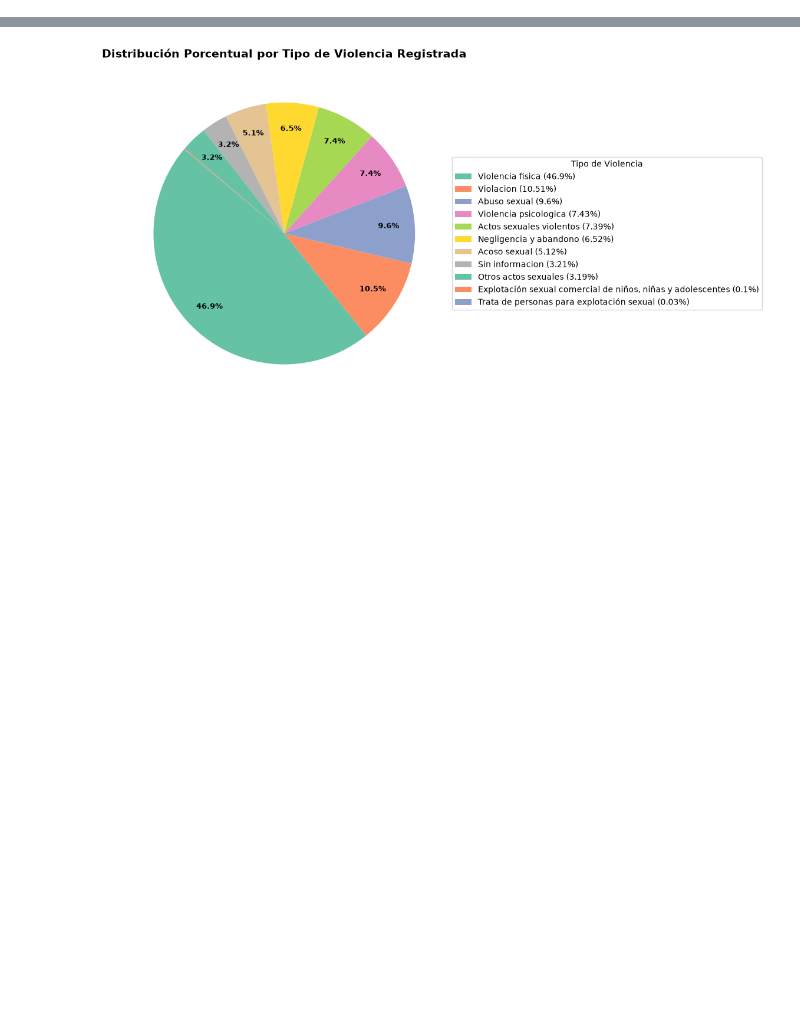
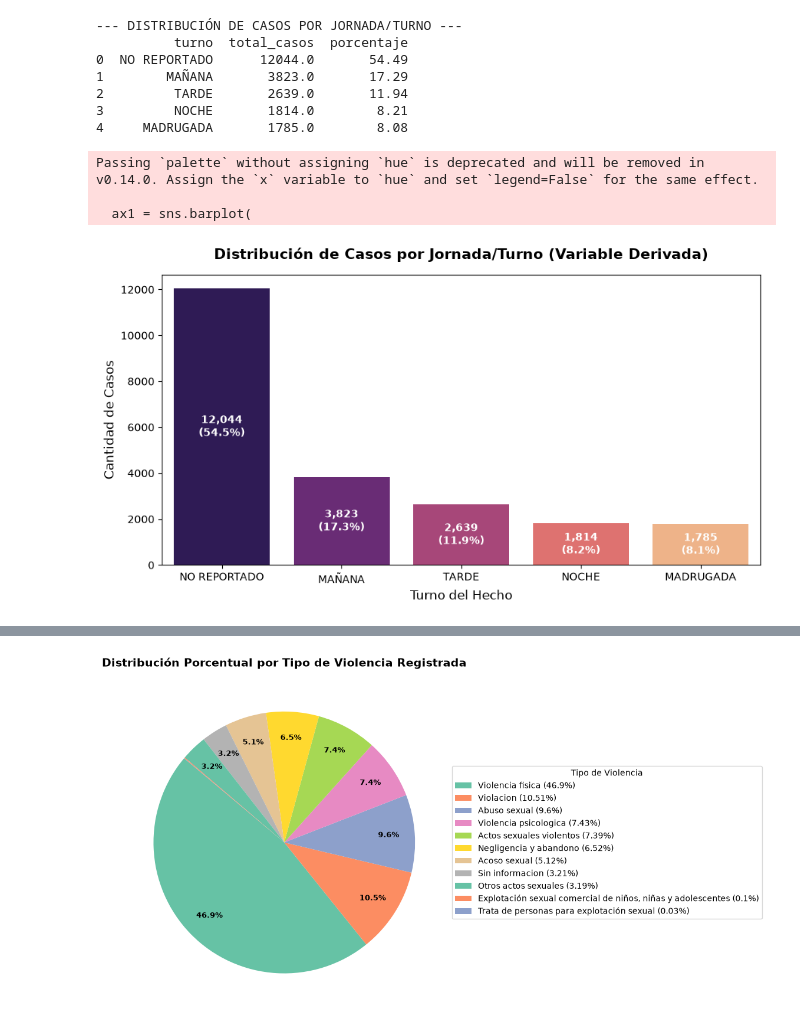
Before and after one commit to Gca2004/Proyecto-ETL-violencia-de-genero, a Jupyter notebook: Docs/notebook/eda_violencia.ipynb, the cells around one changed output, grey strips where cells are left out. Drawn from its saved outputs; the diff is of its cells as text; code cells hidden in the pictures; blank space fills up the shorter version.

```diff
--- a/Docs/notebook/eda_violencia.ipynb
+++ b/Docs/notebook/eda_violencia.ipynb
@@ -21,0 +81,51 @@ Conexión exitosa a la base de datos PostgreSQL
+# %%
+query_jornadas = """
+SELECT
+    j.turno,
+    SUM(f.cantidad_casos) AS total_casos,
+    ROUND((SUM(f.cantidad_casos) * 100.0 / (SELECT COUNT(*) FROM "Fact_Violencia")), 2) AS porcentaje
+FROM "Fact_Violencia" f
+JOIN "Dim_Jornada" j ON f.id_jornada_sk = j.id_jornada_sk
+GROUP BY j.turno
+ORDER BY total_casos DESC;
+"""
+
+df_jornadas = pd.read_sql(query_jornadas, engine)
+print("--- DISTRIBUCIÓN DE CASOS POR JORNADA/TURNO ---")
+print(df_jornadas)
+
+plt.figure(figsize=(9, 5))
+ax1 = sns.barplot(
+    data=df_jornadas,
+    x="turno",
+    y="total_casos",
+    palette="magma"
+)
+
+plt.title("Distribución de Casos por Jornada/Turno (Variable Derivada)", fontsize=14, fontweight='bold', pad=15)
+plt.xlabel("Turno del Hecho", fontsize=12)
+plt.ylabel("Cantidad de Casos", fontsize=12)
+
+# Mostrar el porcentaje sobre cada barra
+for p in ax1.patches:
+    height = p.get_height()
+    if height > 0:
+        pct = (height / df_jornadas['total_casos'].sum()) * 100
+        ax1.annotate(f'{int(height):,}\n({pct:.1f}%)',
+                     (p.get_x() + p.get_width() / 2., height / 2),
+                     ha='center', va='center', fontsize=10, color='white', fontweight='bold')
+
+plt.tight_layout()
+plt.show()
+# %% [output]
+--- DISTRIBUCIÓN DE CASOS POR JORNADA/TURNO ---
+          turno  total_casos  porcentaje
+0  NO REPORTADO      12044.0       54.49
+1        MAÑANA       3823.0       17.29
+2         TARDE       2639.0       11.94
+3         NOCHE       1814.0        8.21
+4     MADRUGADA       1785.0        8.08
+Passing `palette` without assigning `hue` is deprecated and will be removed in v0.14.0. Assign the `x` variable to `hue` and set `legend=False` for the same effect.
+
+  ax1 = sns.barplot(
+[figure, added]
```
Also changed, not shown: parts of 6 cells of this notebook, 2 other files.
